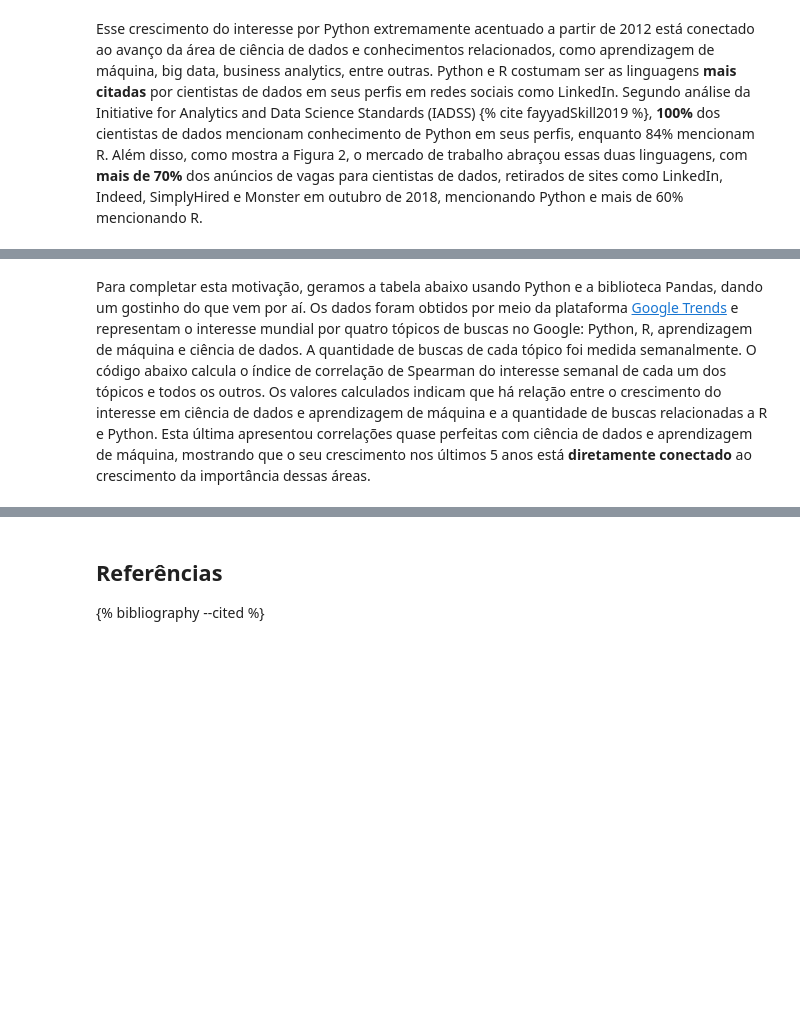
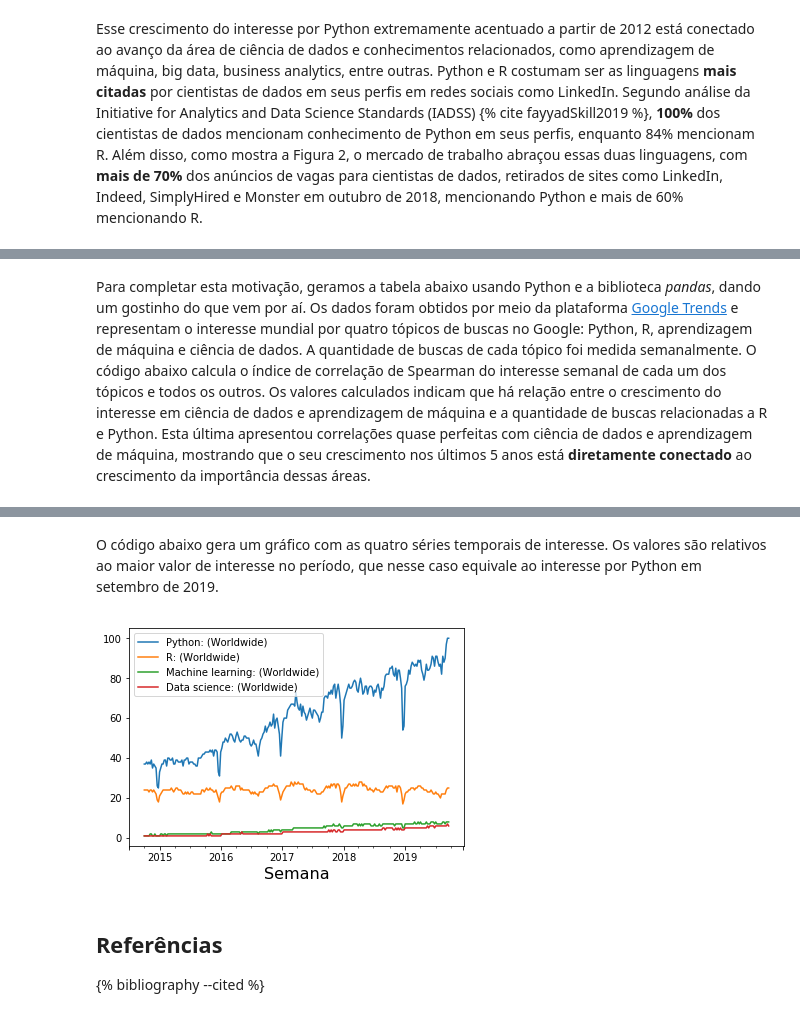
Before and after one commit to tmfilho/pyestbook, a Jupyter notebook: docs/content/intro.ipynb, the cells around one changed output, grey strips where cells are left out. Cells and saved outputs as stored; diff of their text form; code cells hidden in the pictures; blank space fills up the shorter version.

```diff
--- a/docs/content/intro.ipynb
+++ b/docs/content/intro.ipynb
@@ -38,10 +38,11 @@ Esse crescimento do interesse por Python extremamente acentuado a partir de 2012
   <figcaption>Figura 2: 20 habilidades mais mencionadas em anúncios de vagas para cientistas de dados {% cite haleSkill2018 %}.</figcaption>
 </figure>
 # %% [markdown]
-Para completar esta motivação, geramos a tabela abaixo usando Python e a biblioteca Pandas, dando um gostinho do que vem por aí. Os dados foram obtidos por meio da plataforma [Google Trends](https://trends.google.com.br/trends/) e representam o interesse mundial por quatro tópicos de buscas no Google: Python, R, aprendizagem de máquina e ciência de dados. A quantidade de buscas de cada tópico foi medida semanalmente. O código abaixo calcula o índice de correlação de Spearman do interesse semanal de cada um dos tópicos e todos os outros. Os valores calculados indicam que há relação entre o crescimento do interesse em ciência de dados e aprendizagem de máquina e a quantidade de buscas relacionadas a R e Python. Esta última apresentou correlações quase perfeitas com ciência de dados e aprendizagem de máquina, mostrando que o seu crescimento nos últimos 5 anos está **diretamente conectado** ao crescimento da importância dessas áreas.
+Para completar esta motivação, geramos a tabela abaixo usando Python e a biblioteca _pandas_, dando um gostinho do que vem por aí. Os dados foram obtidos por meio da plataforma [Google Trends](https://trends.google.com.br/trends/) e representam o interesse mundial por quatro tópicos de buscas no Google: Python, R, aprendizagem de máquina e ciência de dados. A quantidade de buscas de cada tópico foi medida semanalmente. O código abaixo calcula o índice de correlação de Spearman do interesse semanal de cada um dos tópicos e todos os outros. Os valores calculados indicam que há relação entre o crescimento do interesse em ciência de dados e aprendizagem de máquina e a quantidade de buscas relacionadas a R e Python. Esta última apresentou correlações quase perfeitas com ciência de dados e aprendizagem de máquina, mostrando que o seu crescimento nos últimos 5 anos está **diretamente conectado** ao crescimento da importância dessas áreas.
 # %%
 import pandas as pd
-trends = pd.read_csv('data/google-trends-timeline.csv', index_col=0)
+url = 'https://tmfilho.github.io/pyestbook/data/google-trends-timeline.csv'
+trends = pd.read_csv(url, index_col=0, parse_dates=True)
 
 trends.corr(method='spearman')
 # %% [output]
@@ -50,6 +51,16 @@ trends.corr(method='spearman')
 | R: (Worldwide) | 0.369220 | 1.000000 | 0.287584 | 0.254663 |
 | Machine learning: (Worldwide) | 0.964809 | 0.287584 | 1.000000 | 0.961119 |
 | Data science: (Worldwide) | 0.967090 | 0.254663 | 0.961119 | 1.000000 |
+# %% [markdown]
+O código abaixo gera um gráfico com as quatro séries temporais de interesse. Os valores são relativos ao maior valor de interesse no período, que nesse caso equivale ao interesse por Python em setembro de 2019.
+# %%
+import matplotlib.pyplot as plt
+
+plot = trends.plot()
+plt.xlabel('Semana', fontsize=16)
+plt.show()
+# %% [output]
+[figure, added]
 # %% [markdown]
 ## Referências
 
```
Also changed, not shown: 56 other files.
